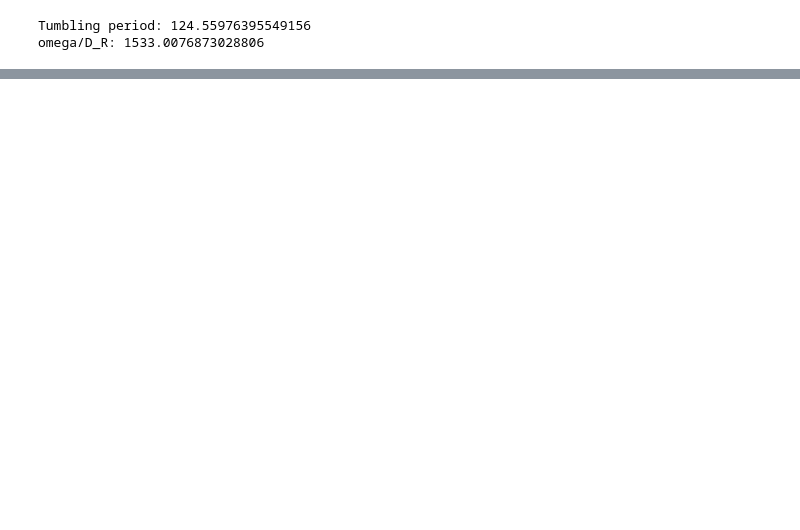
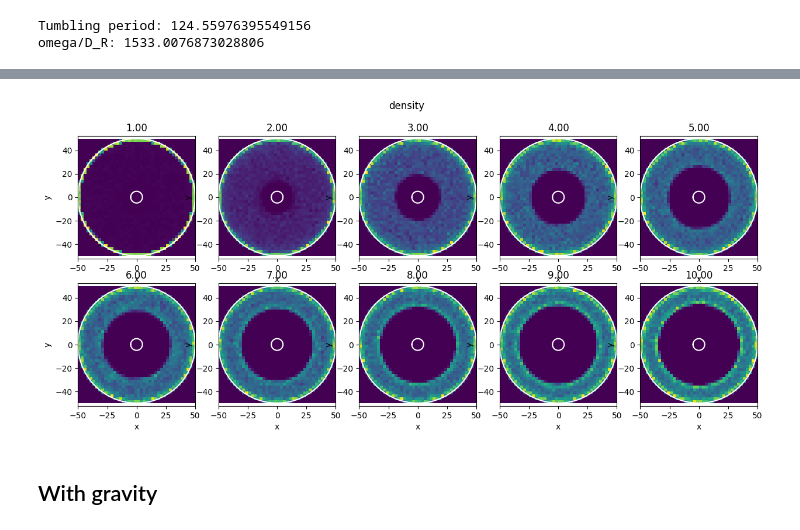
Before and after one commit to dzinty/microswimmers, a Jupyter notebook: scan.ipynb, the cells around one changed output, grey strips where cells are left out. Drawn from its saved outputs; the diff is of its cells as text; code cells hidden in the pictures; blank space fills up the shorter version.

Commit message:
scans w/wo gravity and wo interaction

```diff
--- a/scan.ipynb
+++ b/scan.ipynb
@@ -163,0 +308,9 @@ def plot_function(coordinates, values, grid_size=100, custom_name = "Average val
+# %%
+Omegas1 = np.linspace(1., 10., 10)
+R.clear()
+p.clear()
+for i in range(len(Omegas1)):
+    print(i)
+    ps, Rs, t = solver(Omegas1[i], 0.01, k0, euler, N, np.array(p0s), np.array(R0s), 0.1, 50000, noise = True)
+    R.append(Rs)
+    p.append(ps)
@@ -163,0 +335,6 @@ def plot_function(coordinates, values, grid_size=100, custom_name = "Average val
+# %%
+plot_density(R, Omegas1)
+# %% [output]
+[figure, added]
+# %% [markdown]
+## With gravity
```
Also changed, not shown: parts of 31 cells of this notebook.
